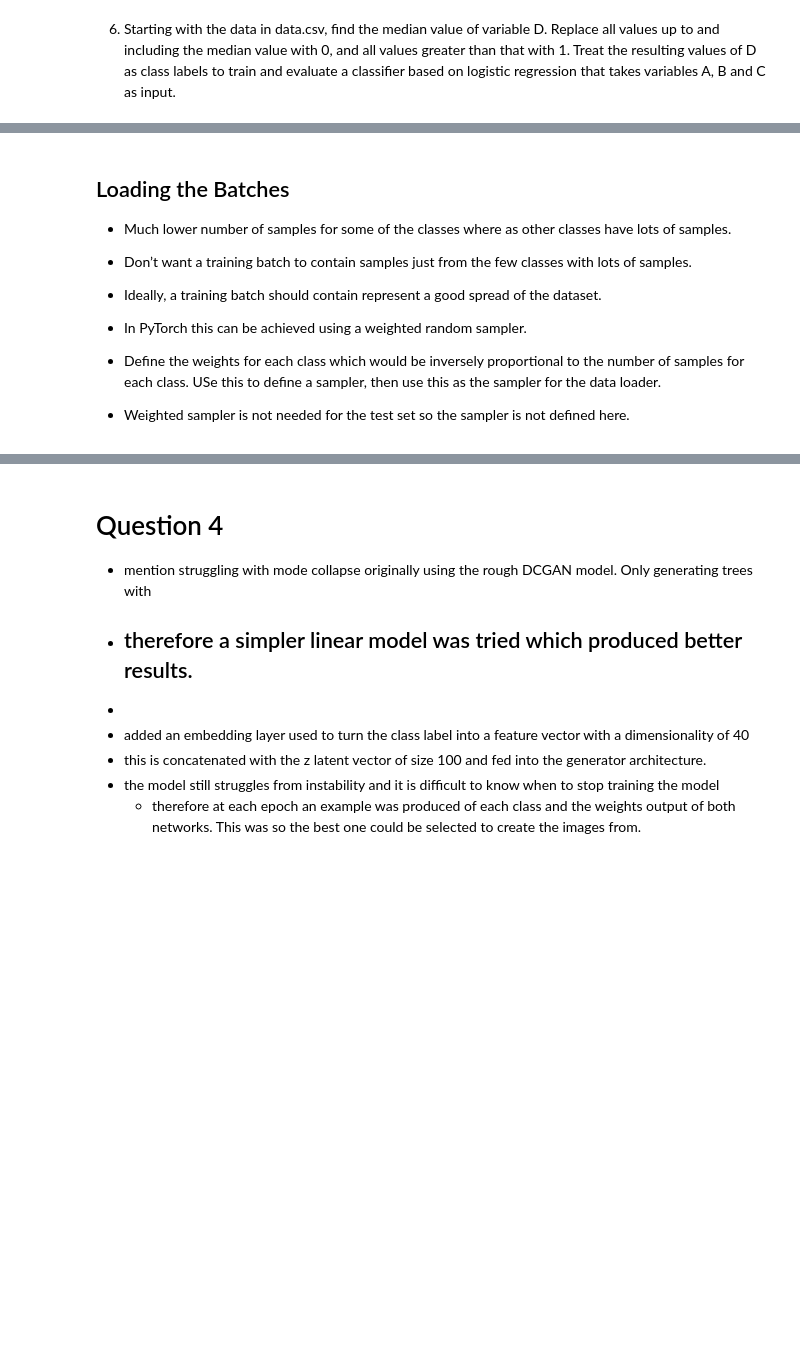
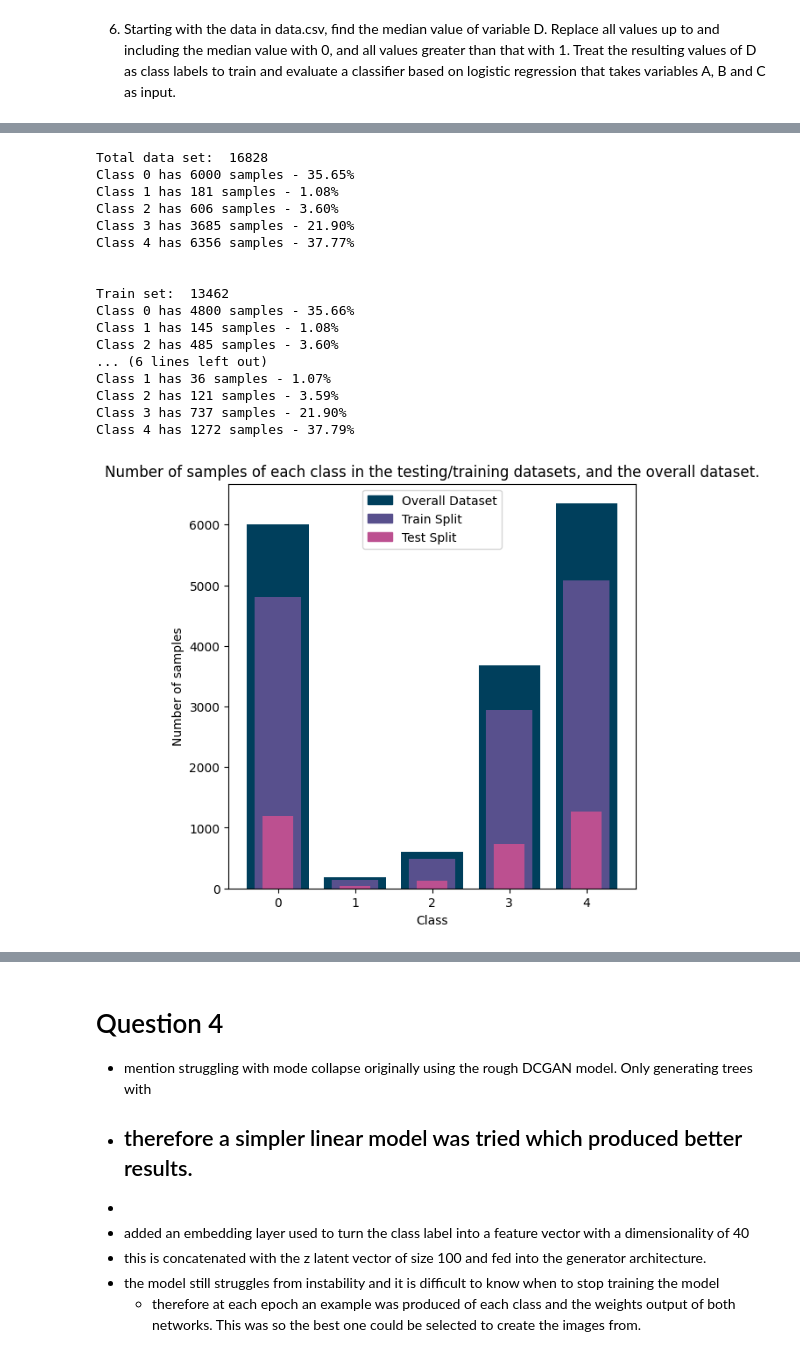
Before and after one commit to LucyIvatt/probabilistic-and-deep-learning, a Jupyter notebook: int3.ipynb, the cells around one changed output, grey strips where cells are left out. Saved outputs shown, nothing was run; the diff lists cells and outputs as text; code cells hidden in the pictures; blank space fills up the shorter version.

```diff
--- a/int3.ipynb
+++ b/int3.ipynb
@@ -405,46 +548,61 @@ BATCH_SIZE = 64
 # %%
 def print_split_stats(counts):
+    ''' Simple helper method to print the number of samples per class in each subset of the data.'''
     total = sum(counts.values())
     for k, v in sorted(counts.items()):
         print(f"Class {k} has {v} samples - {v/total*100:.2f}%")
     print("\n")
 
+# Initialises
 figure = plt.figure(figsize=(6, 6))
+plt.title("Number of samples of each class in the testing/training datasets, and the overall dataset.")
 plt.xlabel("Class")
 plt.ylabel("Number of samples")
 
+# Loads the entire dataset, transforming images to grayscale and into pytorch tensors.
 data = datasets.ImageFolder(root='images', transform=transforms.Compose([transforms.Grayscale(num_output_channels=1), transforms.ToTensor()]))
 total_num_classes = Counter(data.targets)
 print("Total data set: ", sum(total_num_classes.values()))
 print_split_stats(total_num_classes)
 plt.bar(total_num_classes.keys(), total_num_classes.values(), color='#003f5c')
 
+# Splits the data proportionally by
 indices = list(range(len(data)))
 train_indices, test_indices = train_test_split(indices, test_size=0.2, stratify=data.targets)
 
 train_dataset = Subset(data, train_indices)
 num_class_train = Counter(data.targets[i] for i in train_indices)
 print("Train set: ", sum(num_class_train.values()))
 print_split_stats(num_class_train)
 plt.bar(num_class_train.keys(), num_class_train.values(), width=0.6, color='#58508d')
 
 test_dataset = Subset(data, test_indices)
 num_class_test = Counter(data.targets[i] for i in test_indices)
 print("Test set: ", sum(num_class_test.values()))
 print_split_stats(num_class_test)
 plt.bar(num_class_test.keys(), num_class_test.values(), width=0.4, color='#bc5090')
 
 overall_patch = mpatches.Patch(color='#003f5c', label='Overall Dataset')
 train_patch = mpatches.Patch(color='#58508d', label='Train Split')
 test_patch = mpatches.Patch(color='#bc5090', label='Test Split')
 
 plt.legend(handles=[overall_patch, train_patch, test_patch]);
+# %% [output]
+Total data set:  16828
+Class 0 has 6000 samples - 35.65%
+Class 1 has 181 samples - 1.08%
+Class 2 has 606 samples - 3.60%
+Class 3 has 3685 samples - 21.90%
+Class 4 has 6356 samples - 37.77%
+
+
+Train set:  13462
+Class 0 has 4800 samples - 35.66%
+Class 1 has 145 samples - 1.08%
+Class 2 has 485 samples - 3.60%
+... (6 lines left out)
+Class 1 has 36 samples - 1.07%
+Class 2 has 121 samples - 3.59%
+Class 3 has 737 samples - 21.90%
+Class 4 has 1272 samples - 37.79%
+[figure, added]
-# %% [markdown]
-## Loading the Batches
-- Much lower number of samples for some of the classes where as other classes have lots of samples.
-- Don’t want a training batch to contain samples just from the few classes with lots of samples.
-- Ideally, a training batch should contain represent a good spread of the dataset.
-- In PyTorch this can be achieved using a weighted random sampler.
-
-- Define the weights for each class which would be inversely proportional to the number of samples for each class. USe this to define a sampler, then use this as the sampler for the data loader.
-- Weighted sampler is not needed for the test set so the sampler is not defined here.
```
Also changed, not shown: parts of 36 cells of this notebook.
